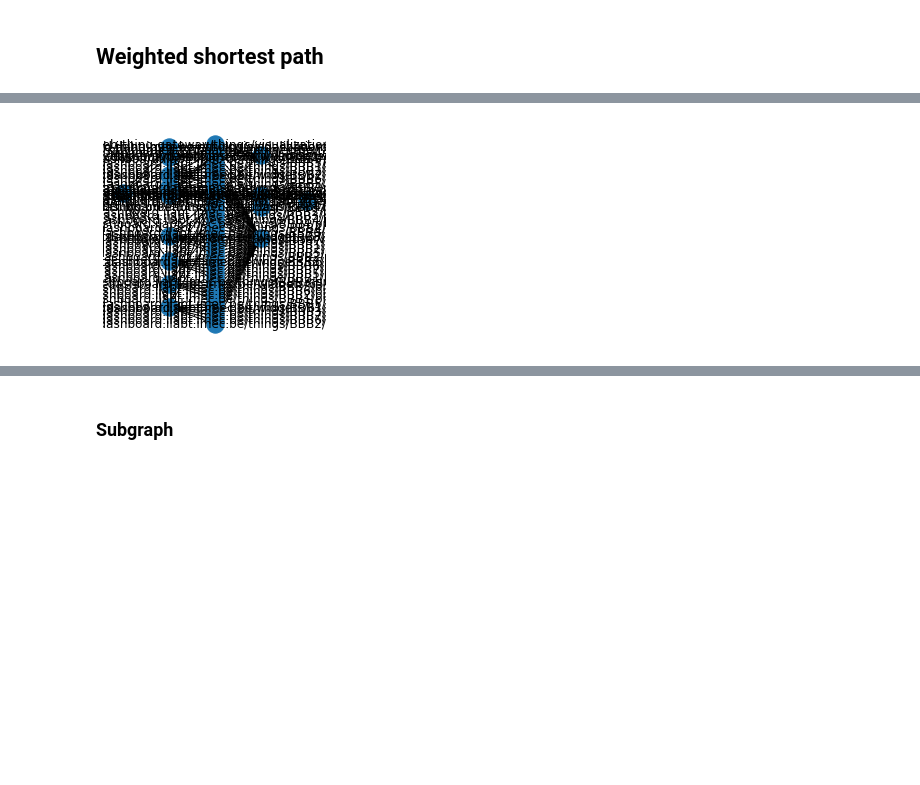
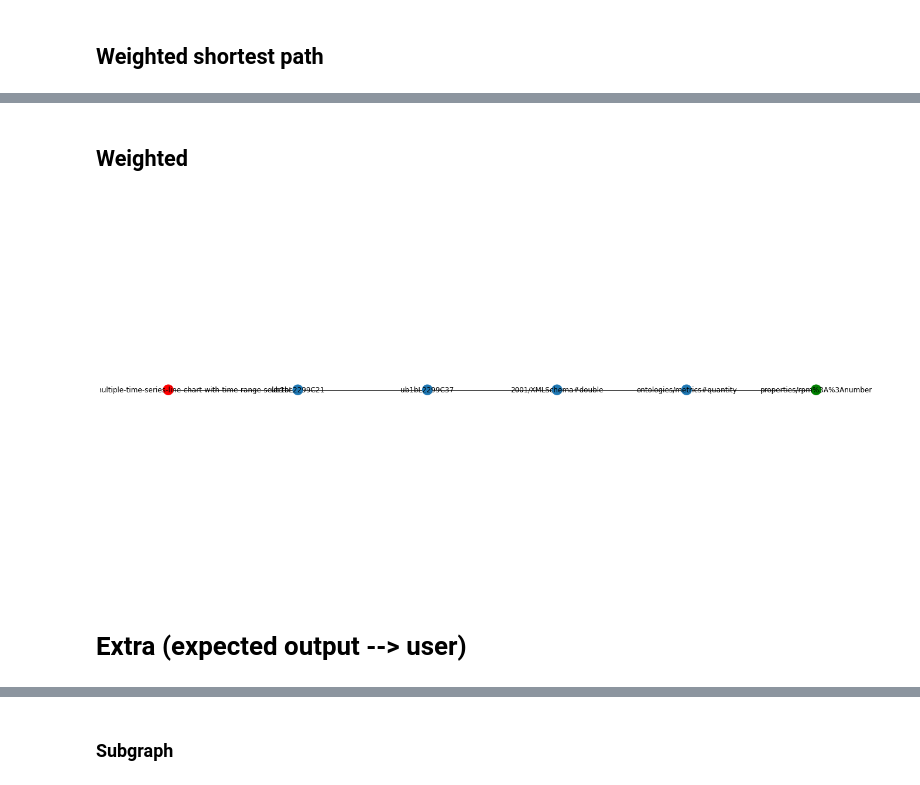
Before and after one commit to predict-idlab/VisCARS, a Jupyter notebook: notebooks/explainability.ipynb, the cells around one changed output, grey strips where cells are left out. Drawn from its saved outputs; the diff is of its cells as text; code cells hidden in the pictures; blank space fills up the shorter version.

Commit message:
Explainability default vs. weighted

```diff
--- a/notebooks/explainability.ipynb
+++ b/notebooks/explainability.ipynb
@@ -127,0 +140,13 @@ print(pr)
+# %%
+pr = recommender.run(uid, cid)
+
+def get_edge_weight(source, target, edge):
+    return pr[target]
+
+# Method for weighted graph --> Requires reinitialization of graph object
+# G.add_edge(x1, x2, weight=weight)
+# nx.all_shortest_paths(G, weight='weight', method='dijkstra', source=None, target=None)
+
+# Method is ignored if no weights are provided
+shortest_paths_weighted = list(nx.all_shortest_paths(networkx_graph, weight=get_edge_weight, method='dijkstra', source=URIRef('http://localhost/web-thing-gateway/things/visualizations/multiple-time-series-line-chart-with-time-range-selector'), target=URIRef(uid[0])))
+visualize_graph_paths(shortest_paths_weighted, weighted=True, horizontal_layout=True)
@@ -134,9 +163,13 @@ visualize_graph_paths(shortest_paths, horizontal_layout=True)
+# %% [markdown]
+## Weighted
 # %%
-shortest_paths = list(nx.all_shortest_paths(networkx_graph, source=URIRef('http://localhost/web-thing-gateway/things/visualizations/multiple-time-series-line-chart-with-time-range-selector'), target=URIRef(cid[0])))
+shortest_paths_weighted = list(nx.all_shortest_paths(networkx_graph, method='dijkstra', weight=get_edge_weight, source=URIRef('http://localhost/web-thing-gateway/things/visualizations/multiple-time-series-line-chart-with-time-range-selector'), target=URIRef(cid[0])))
 
-visualize_graph_paths(shortest_paths, horizontal_layout=True)
+visualize_graph_paths(shortest_paths_weighted, horizontal_layout=True)
 # %% [output]
-[figure, old version]
+[figure, new version]
+# %% [markdown]
+# Extra (expected output --> user)
 # %%
 shortest_paths = list(nx.all_shortest_paths(networkx_graph, source=URIRef('http://localhost/web-thing-gateway/things/visualizations/traditional-gauge'), target=URIRef(uid[0])))
 
```
Also changed, not shown: parts of 13 cells of this notebook.
